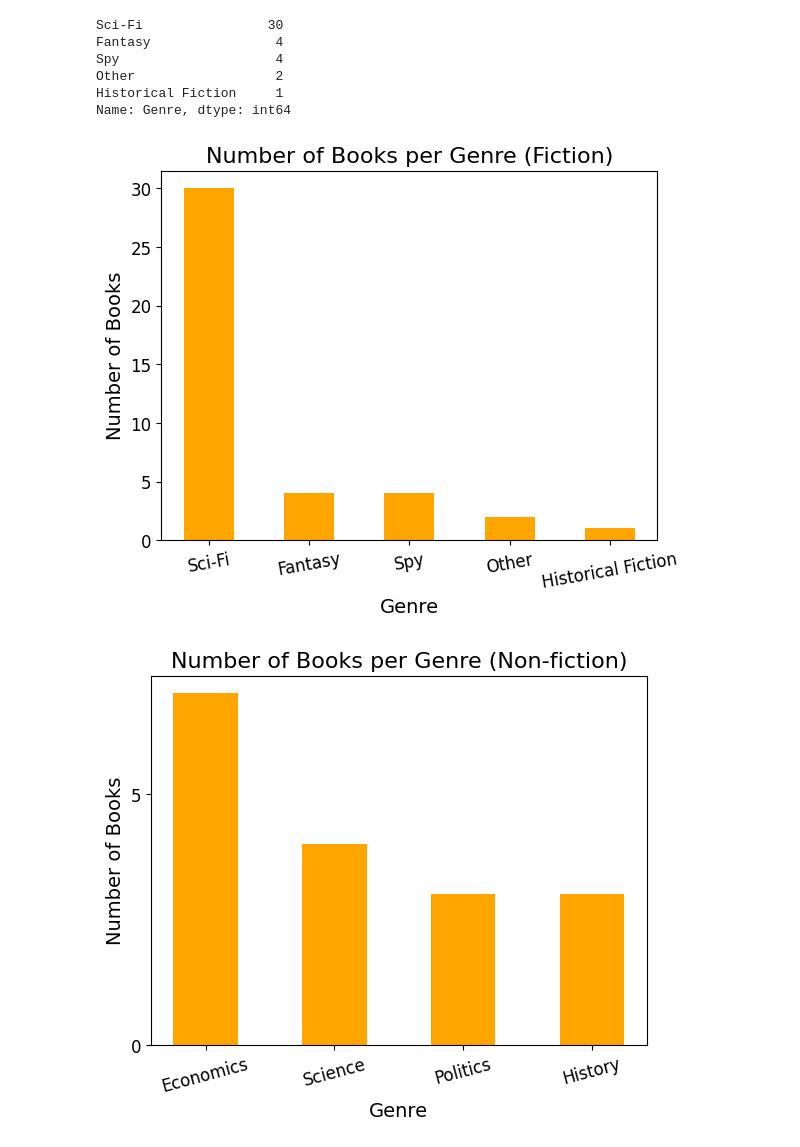
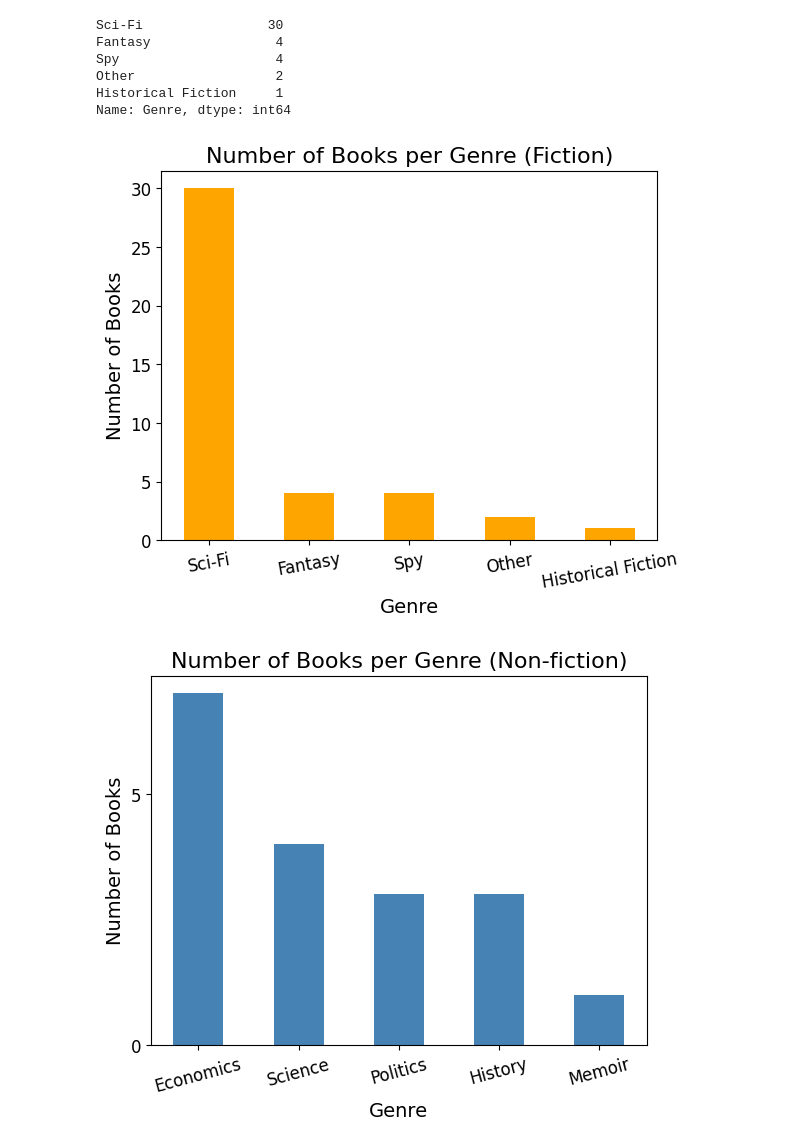
Before and after one commit to benstratton6/benjaminstratton, a Jupyter notebook: Miscellaneous_books_graphs.ipynb, the cells around one changed output. Cells and saved outputs as stored; diff of their text form; code cells hidden in the pictures.

Commit message:
added book

```diff
--- a/Miscellaneous_books_graphs.ipynb
+++ b/Miscellaneous_books_graphs.ipynb
@@ -1,11 +1,12 @@
 # %%
 import pandas as pd
 import matplotlib.pyplot as plt
+from matplotlib.patches import Patch
 
 data = [
     {"Name": "The Fellowship of the Ring", "Author": "John.R.R Tolkien", "Genre": "Fantasy", "Stars": 4, "type": "fiction"},
     {"Name": "The Two Towers", "Author": "John.R.R Tolkien", "Genre": "Fantasy", "Stars": 4, "type": "fiction"},
-    {"Name": "The Two Towers", "Author": "John.R.R Tolkien", "Genre": "Fantasy", "Stars": 4, "type": "fiction"},
+    {"Name": "The Return of the King", "Author": "John.R.R Tolkien", "Genre": "Fantasy", "Stars": 4, "type": "fiction"},
     {"Name": "The Hobbit", "Author": "J.R.R. Tolkien", "Genre": "Fantasy", "Stars": 5, "type": "fiction"},
     {"Name": "Dune", "Author": "Frank Herbert", "Genre": "Sci-Fi", "Stars": 5, "type": "fiction"},
     {"Name": "Dune Messiah", "Author": "Frank Herbert", "Genre": "Sci-Fi", "Stars": 4, "type": "fiction"},
@@ -52,15 +53,16 @@ data = [
     {"Name": "Doughnut Economics", "Author": "Kate Raworth", "Genre": "Economics", "Stars": 4, "type": "non-fiction"},
     {"Name": "The Money Machine: How the City Works", "Author": "Philip Coggan", "Genre": "Economics", "Stars": 3, "type": "non-fiction"},
     {"Name": "The Anarchy: The Relentless Rise of the East India Company", "Author": "William Dalrymple", "Genre": "History", "Stars": 3, "type": "non-fiction"},
-    {"Name": "Why Nations Fail: The origins of power, prosperity and poverty", "Author": "Daron Acemoglu & James A.Robinson", "Genre": "Economics", "Stars": 4, "type": "non-fiction"},
+    {"Name": "Why Nations Fail: The origins of power, prosperity and poverty", "Author": "Daron Acemoglu & James A.Robinson", "Genre": "Economics", "Stars": 5, "type": "non-fiction"},
     {"Name": "Contact", "Author": "Carl Sagan", "Genre": "Sci-Fi", "Stars": 4, "type": "fiction"},
     {"Name": "Solaris", "Author": "Stanisław Lem", "Genre": "Sci-Fi", "Stars": 4, "type": "fiction"},
     {"Name": "Shogun", "Author": "James Clavell", "Genre": "Historical Fiction", "Stars": 4, "type": "fiction"},
     {"Name": "Children of Time", "Author": "Adrian Tchaikovsky", "Genre": "Sci-Fi", "Stars": 5, "type": "fiction"},
     {"Name": "Homage to Catalonia", "Author": "George Orwell", "Genre": "History", "Stars": 3, "type": "non-fiction"},
     {"Name": "The Moon is a Harsh Mistress", "Author": "Robert A. Heinlein", "Genre": "Sci-Fi", "Stars": 3, "type": "fiction"},
-    {"Name": "The Constant Gardener", "Author": "John le Carré", "Genre": "Spy", "Stars": 5, "type": "fiction"},
+    {"Name": "The Constant Gardener", "Author": "John le Carré", "Genre": "Spy", "Stars": 4, "type": "fiction"},
     {"Name": "Killers of the Flower Moon", "Author": "David Grann", "Genre": "History", "Stars": 4, "type": "non-fiction"},
+    {"Name": "Educated", "Author": "Tara Westover", "Genre": "Memoir", "Stars": 3, "type": "non-fiction"},
 ]
 
 df = pd.DataFrame(data)
@@ -114,7 +116,7 @@ plt.show()
 fiction_df = df[df["type"]=="non-fiction"]
 genre_counts = fiction_df["Genre"].value_counts()
 
-plt.bar(genre_counts.index, genre_counts.values, color='orange', width=0.5)
+plt.bar(genre_counts.index, genre_counts.values, color='steelblue', width=0.5)
 plt.title("Number of Books per Genre (Non-fiction)", fontsize=16)
 plt.xlabel("Genre", fontsize=14)
 plt.ylabel("Number of Books", fontsize=14)
@@ -127,4 +129,77 @@ plt.tick_params(axis='both', labelsize=12)
 
 plt.savefig("Miscellaneous_books_non_fiction_genre.png")
 plt.show()
+
+# -----------------------------------
+# Number of non-fiction for each genre
+# -----------------------------------
+
+genre_stats = (
+    df.groupby("Genre")
+      .agg(
+          Average=("Stars", "mean"),
+          Number=("Stars", "count"),
+          Type=("type", "first")
+      )
+      .sort_values("Average")
+)
+
+# Blue for non-fiction, orange for fiction
+colors = [
+    "steelblue" if book_type == "non-fiction" else "orange"
+    for book_type in genre_stats["Type"]
+]
+
+plt.figure(figsize=(10, 6))
+
+bars = plt.bar(
+    genre_stats.index,
+    genre_stats["Average"],
+    color=colors,
+    width=0.6
+)
+
+# Add number of books above each bar
+for bar, average, number in zip(
+    bars,
+    genre_stats["Average"],
+    genre_stats["Number"]
+):
+    plt.text(
+        bar.get_x() + bar.get_width() / 2,
+        average + 0.05,
+        f"{average:.2f}  (n={number})",
+        ha="center",
+        va="bottom",
+        fontsize=11
+    )
+
+plt.title("Average Book Rating by Genre", fontsize=16)
+plt.xlabel("Genre", fontsize=14)
+plt.ylabel("Average Star Rating", fontsize=14)
+
+plt.ylim(0, 5.5)
+plt.yticks([1, 2, 3, 4, 5])
+
+plt.tick_params(axis="both", labelsize=12)
+plt.xticks(rotation=45, ha="right")
+
+# Add legend for fiction / non-fiction
+legend_elements = [
+    Patch(facecolor="orange", label="Fiction"),
+    Patch(facecolor="steelblue", label="Non-fiction")
+]
+
+plt.legend(
+    handles=legend_elements,
+    loc="upper center",
+    bbox_to_anchor=(0.2, -0.3),
+    ncol=2,
+    frameon=False,
+    fontsize=12
+)
+
+plt.tight_layout()
+plt.savefig("Miscellaneous_books_average_rating_by_genre.png")
+plt.show()
 # %% [output]
@@ -132,8 +207,8 @@ plt.show()
 Sci-Fi                30
 Fantasy                4
 Spy                    4
 Other                  2
 Historical Fiction     1
 Name: Genre, dtype: int64
 [figure]
-[figure, old version]
+[figure, new version]
```
Also changed, not shown: parts of 1 cell of this notebook, 4 other files.
